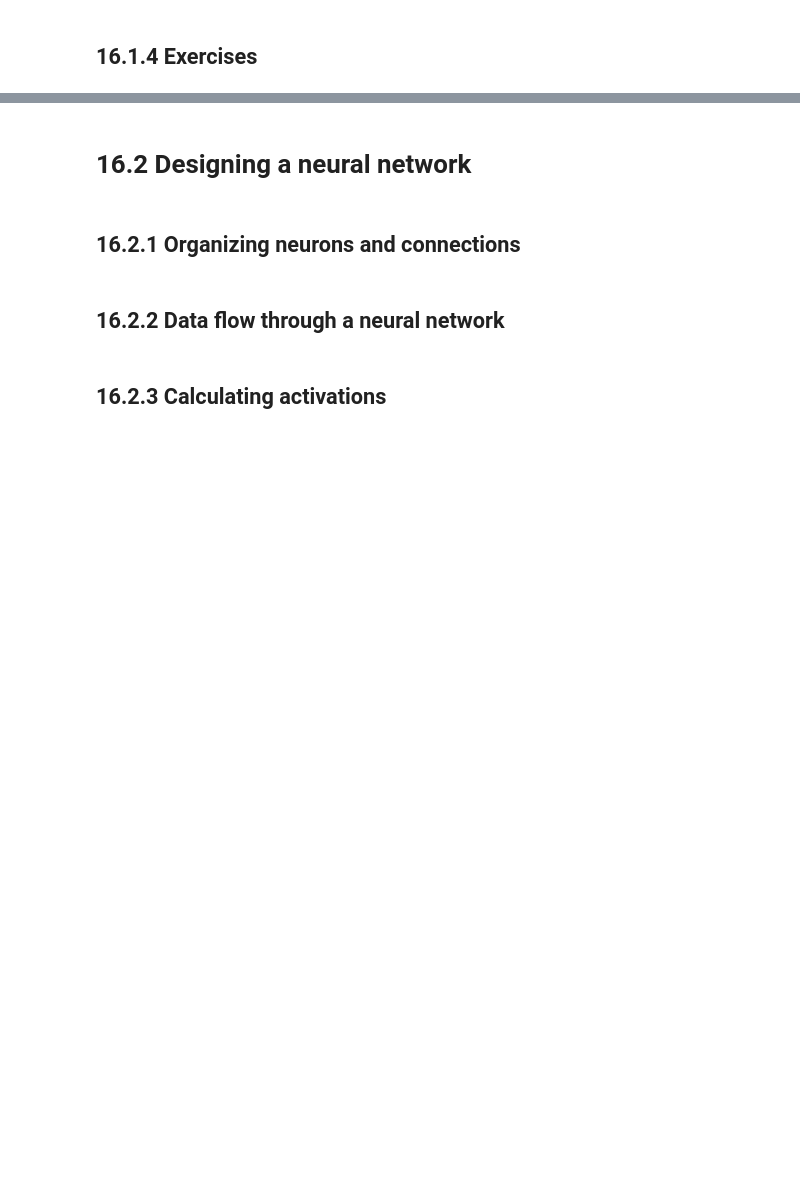
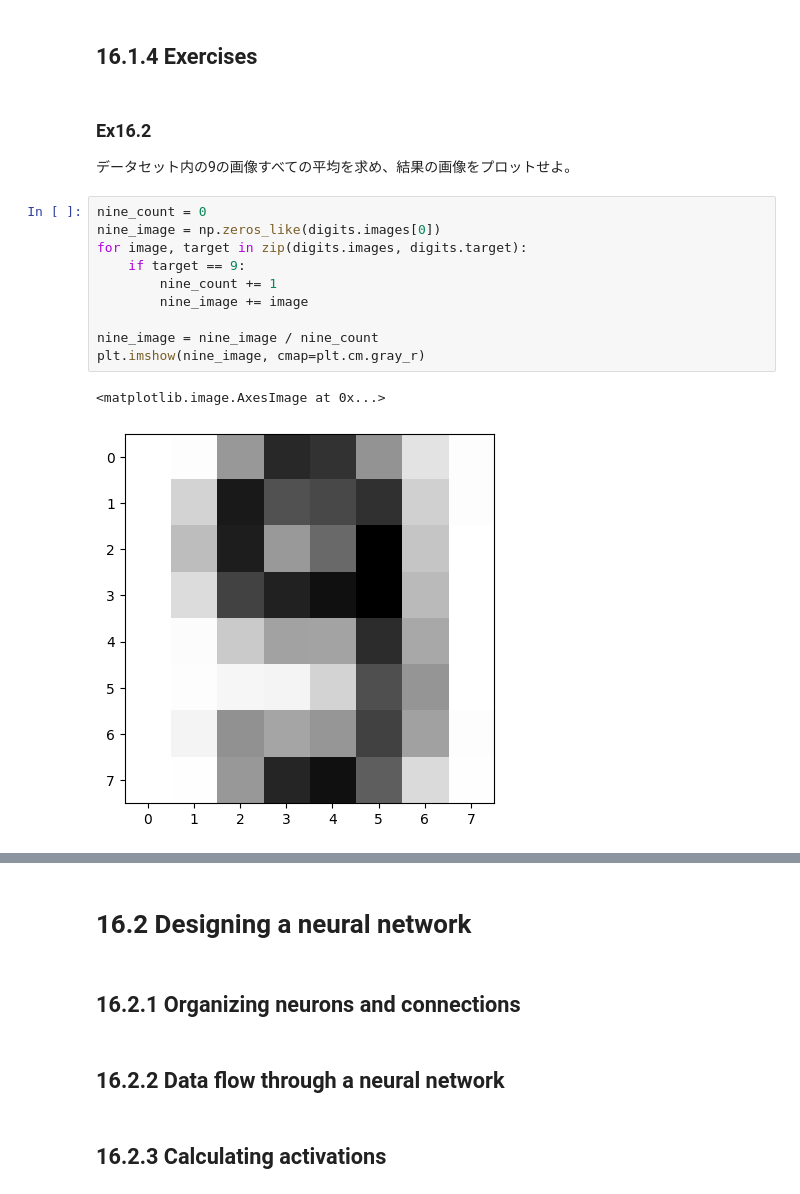
Before and after one commit to kjmatsuda/Math-for-Programmers, a Jupyter notebook: Chapter_16/ex16.ipynb, the cells around one changed output, grey strips where cells are left out. Saved outputs shown, nothing was run; the diff lists cells and outputs as text; blank space fills up the shorter version.

```diff
--- a/Chapter_16/ex16.ipynb
+++ b/Chapter_16/ex16.ipynb
@@ -102,2 +102,18 @@ test_digit_classify(random_classifier)
 # %% [markdown]
 ## 16.1.4 Exercises
+# %% [markdown]
+### Ex16.2
+データセット内の9の画像すべての平均を求め、結果の画像をプロットせよ。
+# %%
+nine_count = 0
+nine_image = np.zeros_like(digits.images[0])
+for image, target in zip(digits.images, digits.target):
+    if target == 9:
+        nine_count += 1
+        nine_image += image
+
+nine_image = nine_image / nine_count
+plt.imshow(nine_image, cmap=plt.cm.gray_r)
+# %% [output]
+<matplotlib.image.AxesImage at 0x...>
+[figure, added]
```
Also changed, not shown: parts of 6 cells of this notebook.
